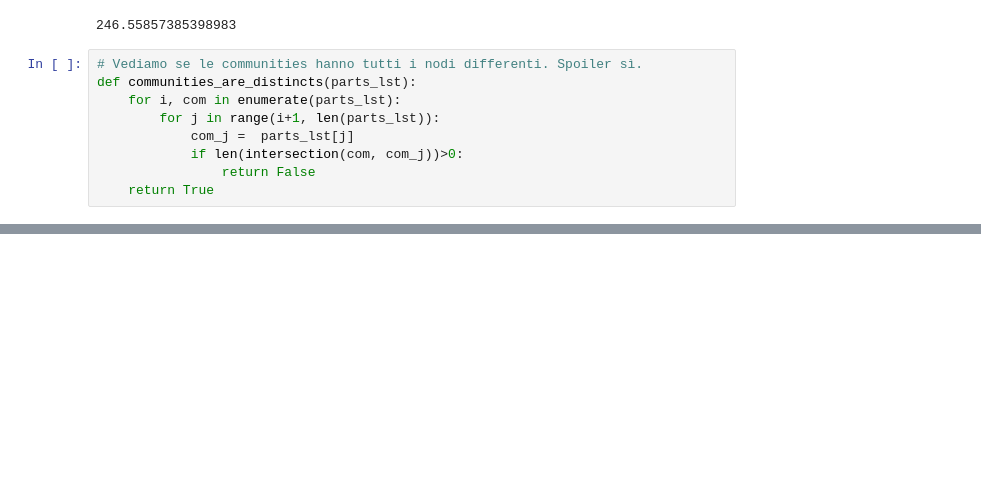
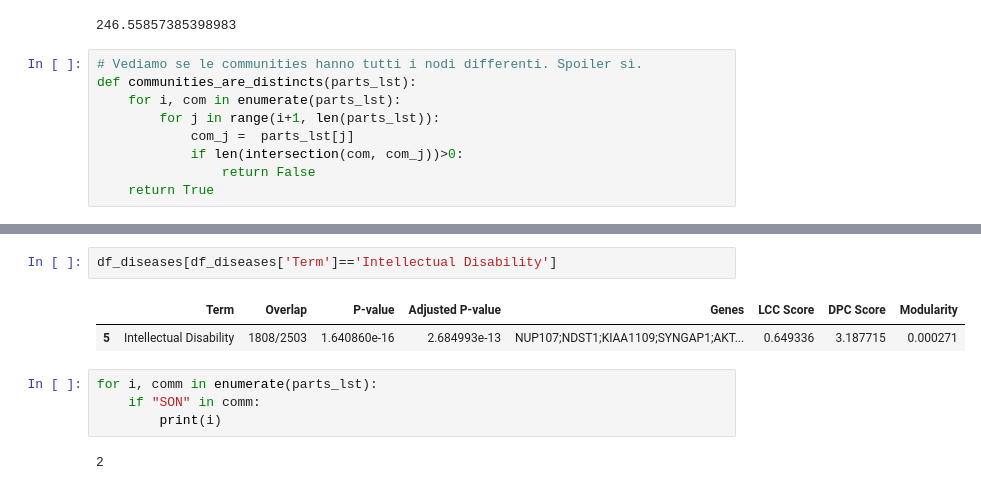
Before and after one commit to nikodallanoce/ComputationalHealthLaboratory, a Jupyter notebook: Project_CHL.ipynb, the cells around one changed output, grey strips where cells are left out. Saved outputs shown, nothing was run; the diff lists cells and outputs as text; blank space fills up the shorter version.

```diff
--- a/Project_CHL.ipynb
+++ b/Project_CHL.ipynb
@@ -497,0 +526,11 @@ print(comm_rank)
+# %%
+df_diseases[df_diseases['Term']=='Intellectual Disability']
+# %% [output]
+|  | Term | Overlap | P-value | Adjusted P-value | Genes | LCC Score | DPC Score | Modularity |
+| 5 | Intellectual Disability | 1808/2503 | 1.640860e-16 | 2.684993e-13 | NUP107;NDST1;KIAA1109;SYNGAP1;AKT... | 0.649336 | 3.187715 | 0.000271 |
+# %%
+for i, comm in enumerate(parts_lst):
+    if "SON" in comm:
+        print(i)
+# %% [output]
+2
```
Also changed, not shown: parts of 8 cells of this notebook.
